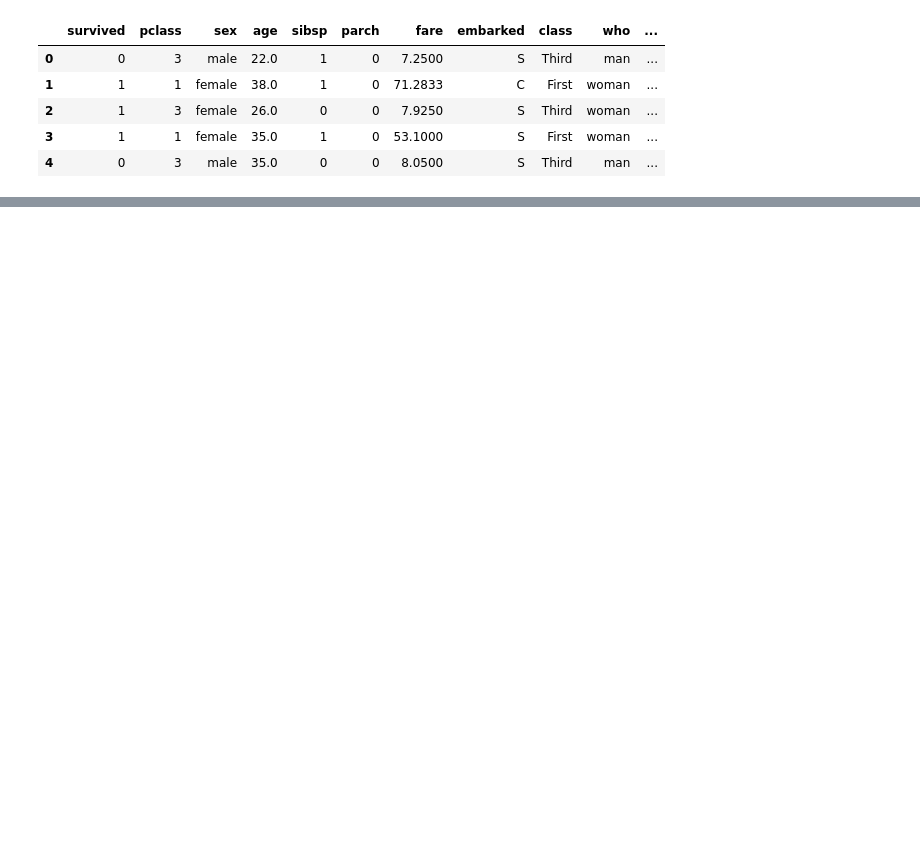
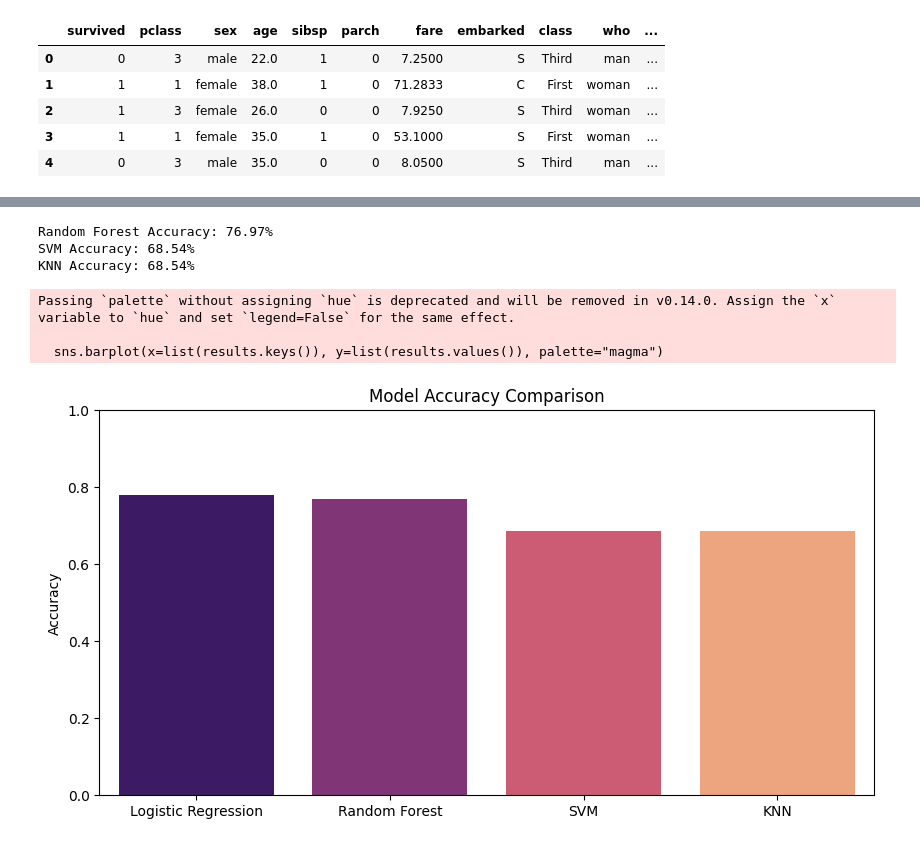
Before and after one commit to Divyansh1263/ml_projects, a Jupyter notebook: 01_Titanic_Survival/titanic_analysis.ipynb, the cells around one changed output, grey strips where cells are left out. Saved outputs shown, nothing was run; the diff lists cells and outputs as text; code cells hidden in the pictures; blank space fills up the shorter version.

```diff
--- a/01_Titanic_Survival/titanic_analysis.ipynb
+++ b/01_Titanic_Survival/titanic_analysis.ipynb
@@ -79,0 +92,12 @@ dtype: int64
+# %%
+# 1. Drop 'deck' column
+df.drop('deck', axis=1, inplace=True)
+
+# 2. Fill missing 'age' with median
+df['age'] = df['age'].fillna(df['age'].median())
+
+# 3. Drop rows with missing 'embarked' or 'embark_town'
+df.dropna(subset=['embarked', 'embark_town'], inplace=True)
+
+# Verify no missing values remain
+print("Remaining Missing Values:\n", df.isnull().sum())
@@ -79,0 +166,37 @@ dtype: int64
+# %%
+from sklearn.ensemble import RandomForestClassifier
+from sklearn.svm import SVC
+from sklearn.neighbors import KNeighborsClassifier
+
+# Initialize models
+models = {
+    "Random Forest": RandomForestClassifier(n_estimators=100, random_state=42),
+    "SVM": SVC(),
+    "KNN": KNeighborsClassifier(n_neighbors=5)
+}
+
+# Train and Evaluate each model
+results = {"Logistic Regression": lr_acc}
+
+for name, model in models.items():
+    model.fit(X_train, y_train)
+    pred = model.predict(X_test)
+    acc = accuracy_score(y_test, pred)
+    results[name] = acc
+    print(f"{name} Accuracy: {acc * 100:.2f}%")
+
+# Visualize Comparison
+plt.figure(figsize=(10, 5))
+sns.barplot(x=list(results.keys()), y=list(results.values()), palette="magma")
+plt.title("Model Accuracy Comparison")
+plt.ylim(0, 1)
+plt.ylabel("Accuracy")
+plt.show()
+# %% [output]
+Random Forest Accuracy: 76.97%
+SVM Accuracy: 68.54%
+KNN Accuracy: 68.54%
+Passing `palette` without assigning `hue` is deprecated and will be removed in v0.14.0. Assign the `x` variable to `hue` and set `legend=False` for the same effect.
+
+  sns.barplot(x=list(results.keys()), y=list(results.values()), palette="magma")
+[figure, added]
```
Also changed, not shown: parts of 12 cells of this notebook, 2 other files.
